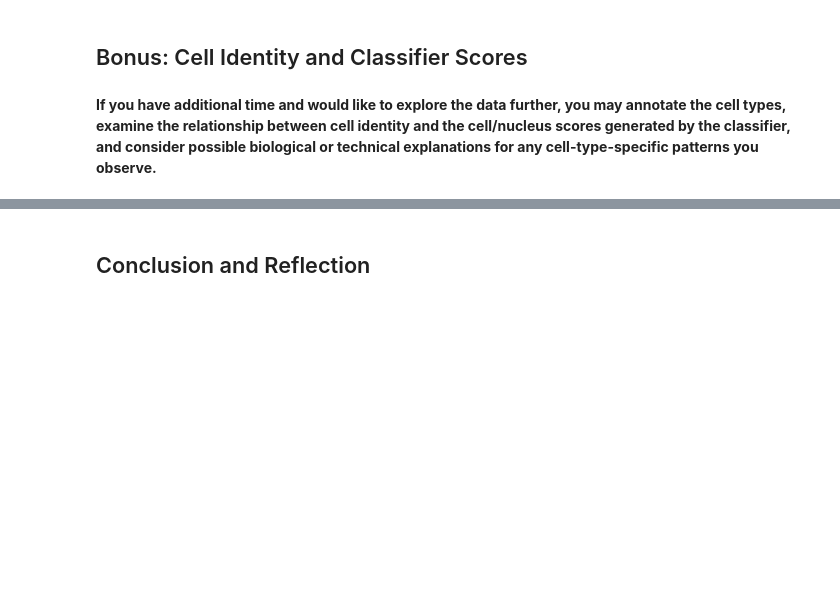
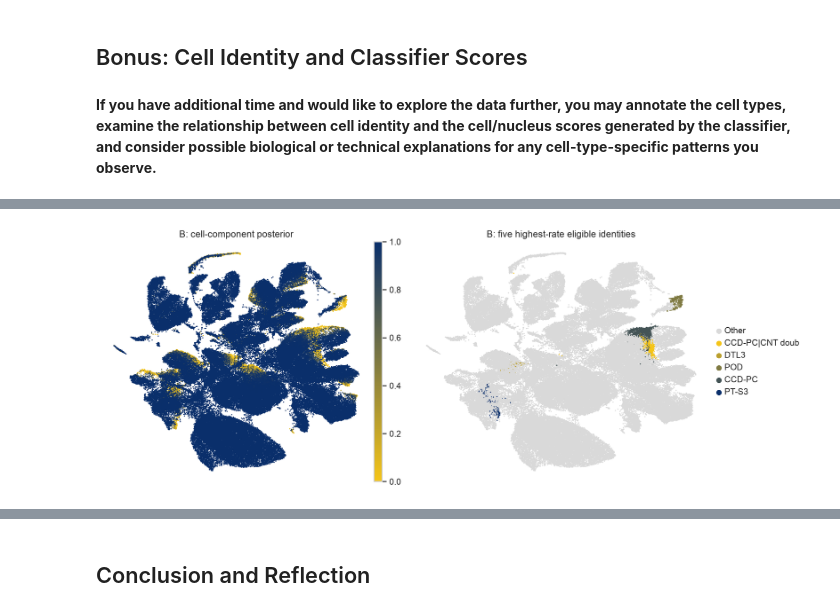
Before and after one commit to UnknownCreature0086/CellorNuc, a Jupyter notebook: notebook/CellorNuc_quiz.ipynb, the cells around one changed output, grey strips where cells are left out. Drawn from its saved outputs; the diff is of its cells as text; code cells hidden in the pictures; blank space fills up the shorter version.

Commit message:
bonus section for the full dataset

```diff
--- a/notebook/CellorNuc_quiz.ipynb
+++ b/notebook/CellorNuc_quiz.ipynb
@@ -524,0 +608,35 @@ Thus, the `anchor` mainly stablize the starting interpretation of the minority c
+# %%
+top_b_types = bonus_b_ranked.head(5).index.tolist()
+q2.obs["bonus_top_identity"] = np.where(
+    q2.obs["reannotated_celltype"].astype("string").isin(top_b_types),
+    q2.obs["reannotated_celltype"].astype("string"),
+    "Other",
+)
+q2.obs["bonus_top_identity"] = pd.Categorical(
+    q2.obs["bonus_top_identity"], categories=["Other", *top_b_types]
+)
+
+berkeley_cmap = plt.matplotlib.colors.LinearSegmentedColormap.from_list(
+    "berkeley", ["#F5C518", "#0A2F6B"]
+)
+top_colors = [
+    plt.matplotlib.colors.to_hex(berkeley_cmap(x))
+    for x in np.linspace(0, 1, len(top_b_types))
+]
+identity_palette = {"Other": "#d9d9d9", **dict(zip(top_b_types, top_colors))}
+
+fig, axes = plt.subplots(1, 2, figsize=(13, 5))
+sc.pl.umap(
+    q2, color="p_cell", cmap=berkeley_cmap, vmin=0, vmax=1,
+    size=9, ax=axes[0], show=False, frameon=False,
+    title="B: cell-component posterior",
+)
+sc.pl.umap(
+    q2, color="bonus_top_identity", palette=identity_palette,
+    size=9, ax=axes[1], show=False, frameon=False,
+    title="B: five highest-rate eligible identities",
+)
+plt.tight_layout()
+plt.show()
+# %% [output]
+[figure, added]
```
Also changed, not shown: parts of 11 cells of this notebook.
